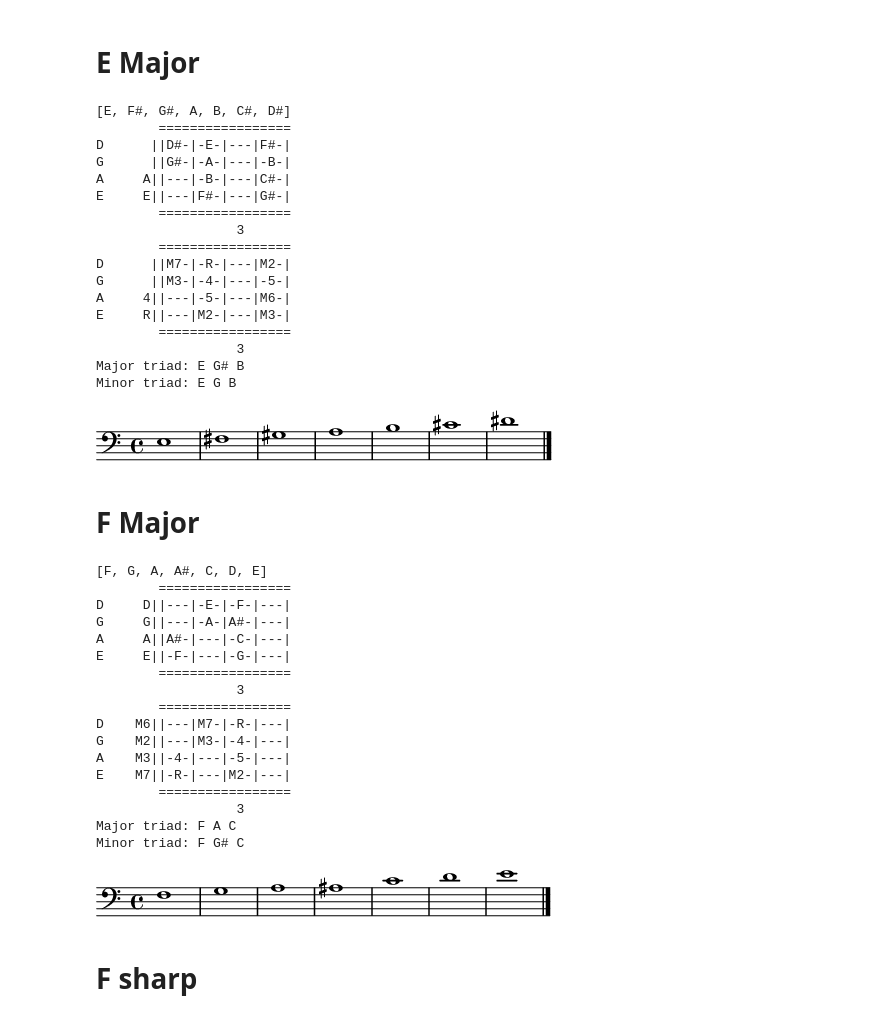
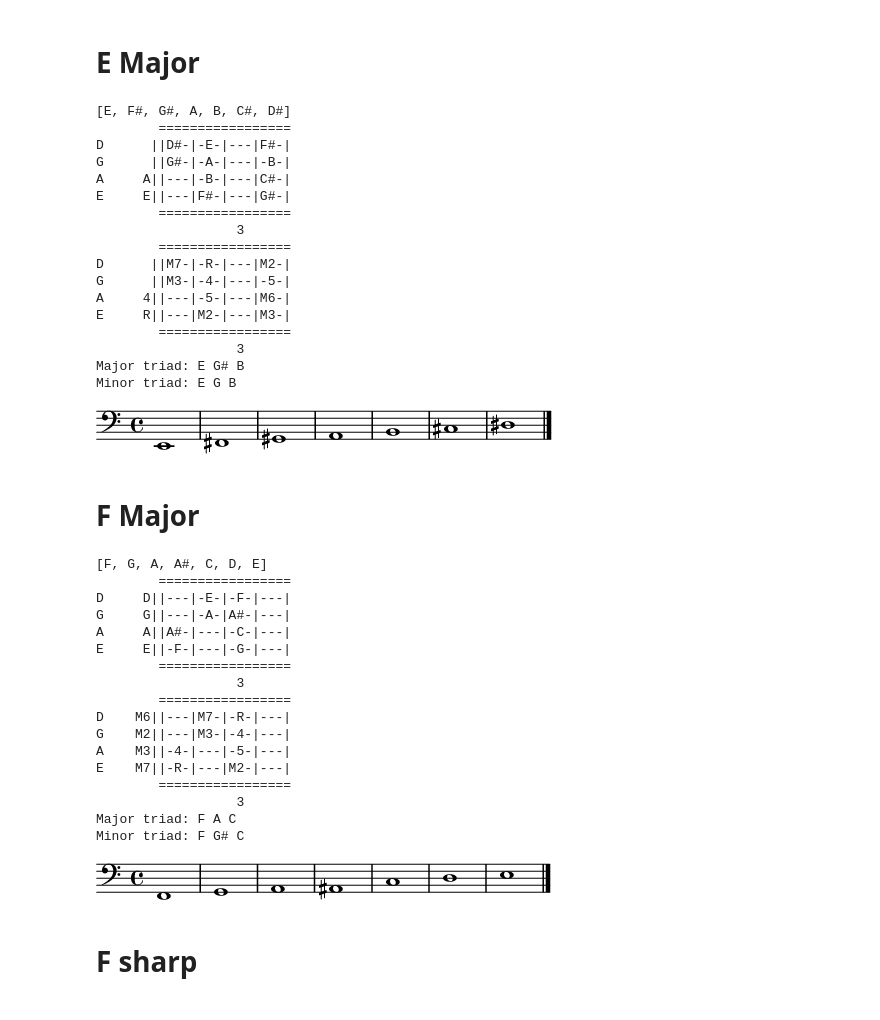
Before and after one commit to fede2cr/rb_method, a Jupyter notebook: 01_scales/Scales.ipynb, the cells around one changed output. Drawn from its saved outputs; the diff is of its cells as text; code cells hidden in the pictures.

```diff
--- a/01_scales/Scales.ipynb
+++ b/01_scales/Scales.ipynb
@@ -16,38 +16,38 @@ import abjad
 scale = fretboard.Major('E')
 print (scale)
 # Interval
 fretboard.console.show_scale(scale, tuning="E A G D", fmax=4)
 fretboard.console.show_scale(scale, tuning="E A G D", fmax=4, fmt='interval')
 # Triad
 root = fretboard.Note('E')
 print ("Major triad:", root, root + 4, root + 7)
 print ("Minor triad:", root, root + 3, root + 7)
-# Needs to be an octave lower. Need to learn more adjad
-e_scale = abjad.Staff("e1 fs1 gs1 a1 b1 cs'1 ds'1")
-score = abjad.Score([e_scale])
+# Notation
+scale = abjad.Staff("e,1 fs,1 gs,1 a,1 b,1 cs1 ds1")
+score = abjad.Score([scale])
 clef = abjad.Clef('bass')
-abjad.attach(clef, e_scale[0])
+abjad.attach(clef, scale[0])
 score.add_final_bar_line()
 show(score)
 # %% [output]
 [E, F#, G#, A, B, C#, D#]
         =================
 D      ||D#-|-E-|---|F#-|
 G      ||G#-|-A-|---|-B-|
 A     A||---|-B-|---|C#-|
 E     E||---|F#-|---|G#-|
         =================
                   3
         =================
 D      ||M7-|-R-|---|M2-|
 G      ||M3-|-4-|---|-5-|
 A     4||---|-5-|---|M6-|
 E     R||---|M2-|---|M3-|
         =================
                   3
 Major triad: E G# B
 Minor triad: E G B
-[figure, old version]
+[figure, new version]
 # %% [markdown]
 # F Major
 # %%
@@ -61,11 +61,11 @@ fretboard.console.show_scale(scale, tuning="E A G D", fmax=4, fmt='interval')
 root = fretboard.Note('F')
 print ("Major triad:", root, root + 4, root + 7)
 print ("Minor triad:", root, root + 3, root + 7)
-# Needs to be an octave lower. Need to learn more adjad
-e_scale = abjad.Staff("f1 g1 a1 as1 c'1 d'1 e'1")
-score = abjad.Score([e_scale])
+# Notation
+scale = abjad.Staff("f,1 g,1 a,1 as,1 c1 d1 e1")
+score = abjad.Score([scale])
 clef = abjad.Clef('bass')
-abjad.attach(clef, e_scale[0])
+abjad.attach(clef, scale[0])
 score.add_final_bar_line()
 show(score)
 # %% [output]
@@ -86,7 +86,7 @@ E    M7||-R-|---|M2-|---|
                   3
 Major triad: F A C
 Minor triad: F G# C
-[figure, old version]
+[figure, new version]
 # %% [markdown]
 # F sharp
 # %%
```
Also changed, not shown: parts of 8 cells of this notebook.
